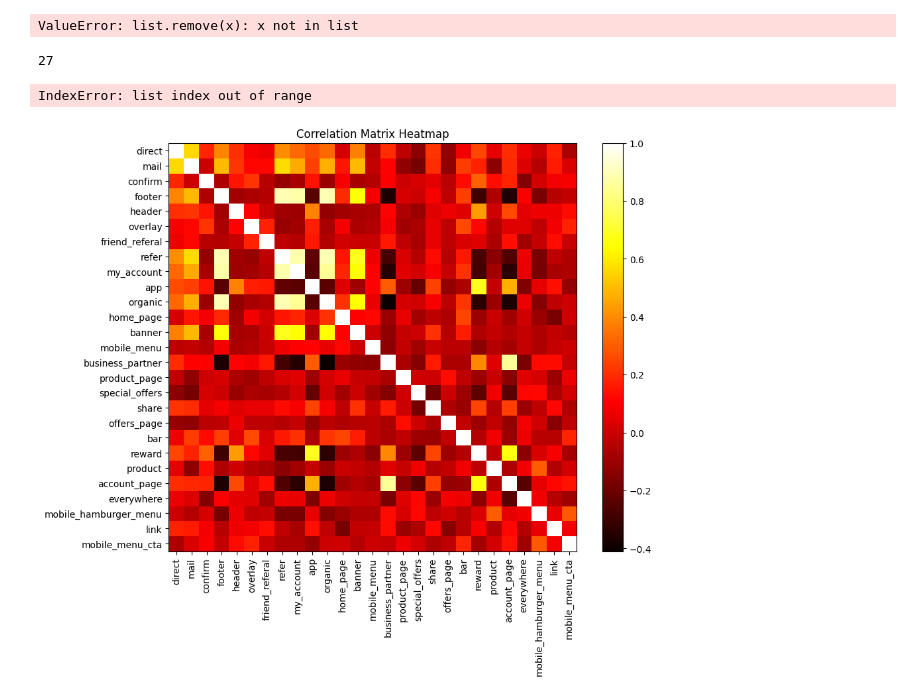
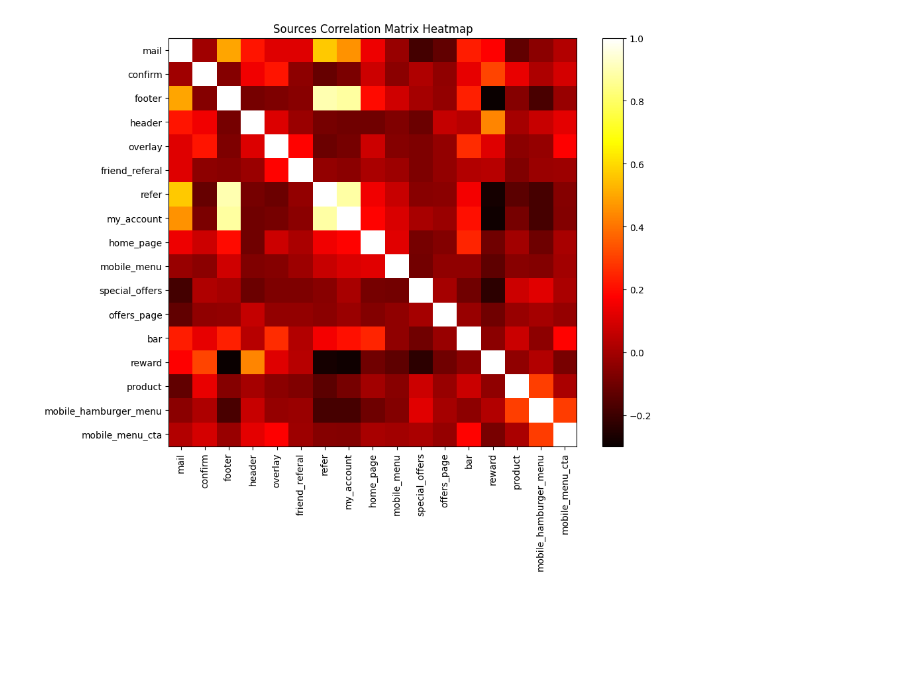
Before and after one commit to Flexksx/Extole-internship, a Jupyter notebook: data_analysis/data_manipulation/source_analysis/source_analysis.ipynb, the cells around one changed output. Saved outputs shown, nothing was run; the diff lists cells and outputs as text; code cells hidden in the pictures; blank space fills up the shorter version.

```diff
--- a/data_analysis/data_manipulation/source_analysis/source_analysis.ipynb
+++ b/data_analysis/data_manipulation/source_analysis/source_analysis.ipynb
@@ -5,11 +5,9 @@ from grouping import *
 
 source_names= get_source_names()
 source_series = []
-excluded_sources = ['direct', 'link']
+excluded_sources = ['direct', 'link','organic','banner','everywhere','account_page','product_page','app','share','business_partner']
 for exclude in excluded_sources:
     source_names.remove(exclude)
 source_series = [get_source_ser('attribution', source_name, 'mean') for source_name in source_names if source_name not in excluded_sources]
-# %% [output]
-ValueError: list.remove(x): x not in list
 # %%
 # interpolations = []
@@ -26,17 +23,14 @@ df = pd.DataFrame(data)
 
 # Calculating the correlation matrix
 correlation_matrix = df.corr()
-# %% [output]
-27
-IndexError: list index out of range
 # %%
 # Create a heatmap of the correlation matrix
 plt.figure(figsize=(10, 8))
-plt.imshow(correlation_matrix, cmap='hot', interpolation='nearest')
+plt.imshow(correlation_matrix, cmap='hot', interpolation="nearest")
 plt.colorbar()
 plt.xticks(range(len(correlation_matrix.columns)), correlation_matrix.columns, rotation='vertical')
 plt.yticks(range(len(correlation_matrix.columns)), correlation_matrix.columns)
-plt.title('Correlation Matrix Heatmap')
+plt.title('Sources Correlation Matrix Heatmap')
 plt.show()
 # %% [output]
-[figure, old version]
+[figure, new version]
```
Also changed, not shown: parts of 1 cell of this notebook, 1 other file.
